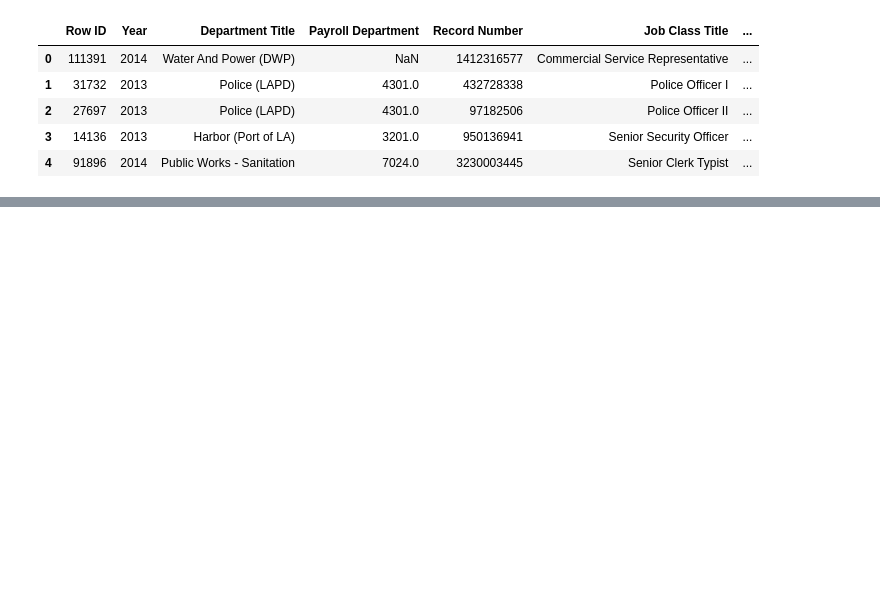
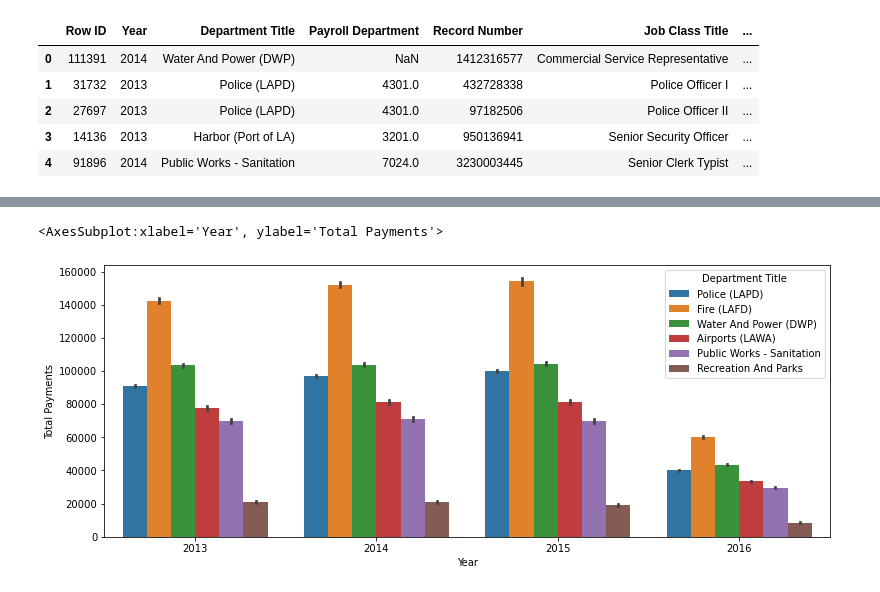
Before and after one commit to harikapeddi/Los_Angeles_Data_Project1, a Jupyter notebook: Salary.ipynb, the cells around one changed output, grey strips where cells are left out. Drawn from its saved outputs; the diff is of its cells as text; code cells hidden in the pictures; blank space fills up the shorter version.

```diff
--- a/Salary.ipynb
+++ b/Salary.ipynb
@@ -83,0 +92,9 @@ salary_data.loc[salary_data['Department Title'].isin(select_index)]
+# %%
+# sns.stripplot(x='Year',y='Total Payments', data = dataset, alpha = 0.2,hue ='Department Title')
+fig, ax1 = plt.subplots(figsize = (13,5))
+order =['Water And Power (DWP)', 'Police (LAPD)',
+       'Public Works - Sanitation', 'Airports (LAWA)','Recreation And Parks', 'Fire (LAFD)']
+sns.barplot(x='Year',y='Total Payments', data = dataset,hue ='Department Title', ax=ax1)
+# %% [output]
+<AxesSubplot:xlabel='Year', ylabel='Total Payments'>
+[figure, added]
```
Also changed, not shown: parts of 7 cells of this notebook.
